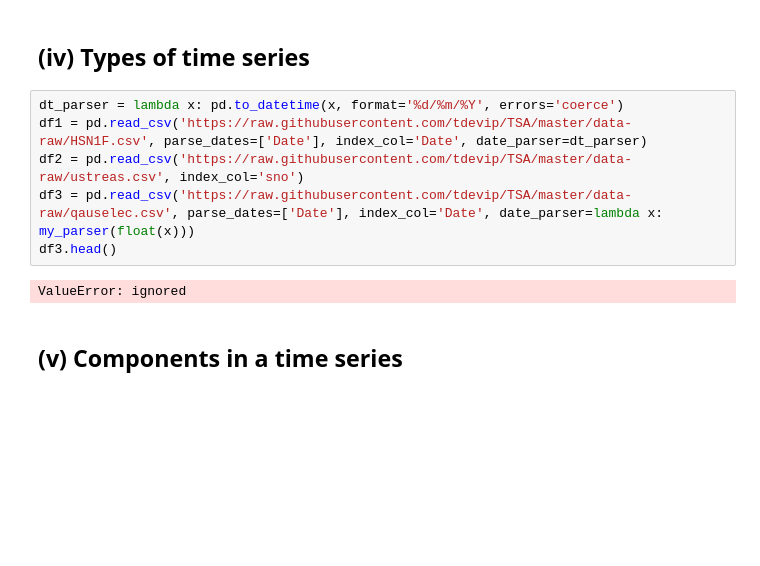
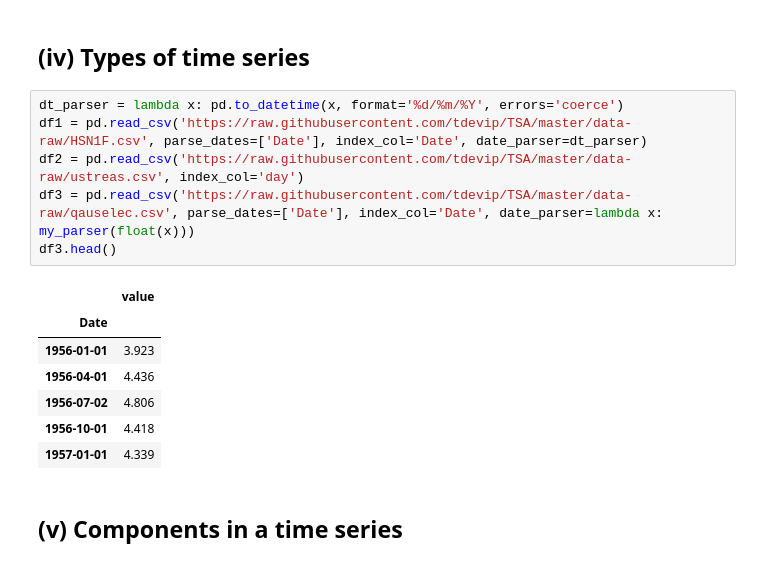
Before and after one commit to tdevip/TSA, a Jupyter notebook: 1 Introduction/1 What is Time Series and loading data in python.ipynb, the cells around one changed output. Saved outputs shown, nothing was run; the diff lists cells and outputs as text; blank space fills up the shorter version.

```diff
--- a/1 Introduction/1 What is Time Series and loading data in python.ipynb
+++ b/1 Introduction/1 What is Time Series and loading data in python.ipynb
@@ -254,11 +254,17 @@ plt.show();
 # %%
 dt_parser = lambda x: pd.to_datetime(x, format='%d/%m/%Y', errors='coerce')
 df1 = pd.read_csv('https://raw.githubusercontent.com/tdevip/TSA/master/data-raw/HSN1F.csv', parse_dates=['Date'], index_col='Date', date_parser=dt_parser)
-df2 = pd.read_csv('https://raw.githubusercontent.com/tdevip/TSA/master/data-raw/ustreas.csv', index_col='sno')
+df2 = pd.read_csv('https://raw.githubusercontent.com/tdevip/TSA/master/data-raw/ustreas.csv', index_col='day')
 df3 = pd.read_csv('https://raw.githubusercontent.com/tdevip/TSA/master/data-raw/qauselec.csv', parse_dates=['Date'], index_col='Date', date_parser=lambda x: my_parser(float(x)))
 df3.head()
 # %% [output]
-ValueError: ignored
+|  | value |
+| Date |  |
+| 1956-01-01 | 3.923 |
+| 1956-04-01 | 4.436 |
+| 1956-07-02 | 4.806 |
+| 1956-10-01 | 4.418 |
+| 1957-01-01 | 4.339 |
 # %% [markdown]
 ## **(v) Components in a time series**
 # %% [markdown]
```
Also changed, not shown: 2 other files.
